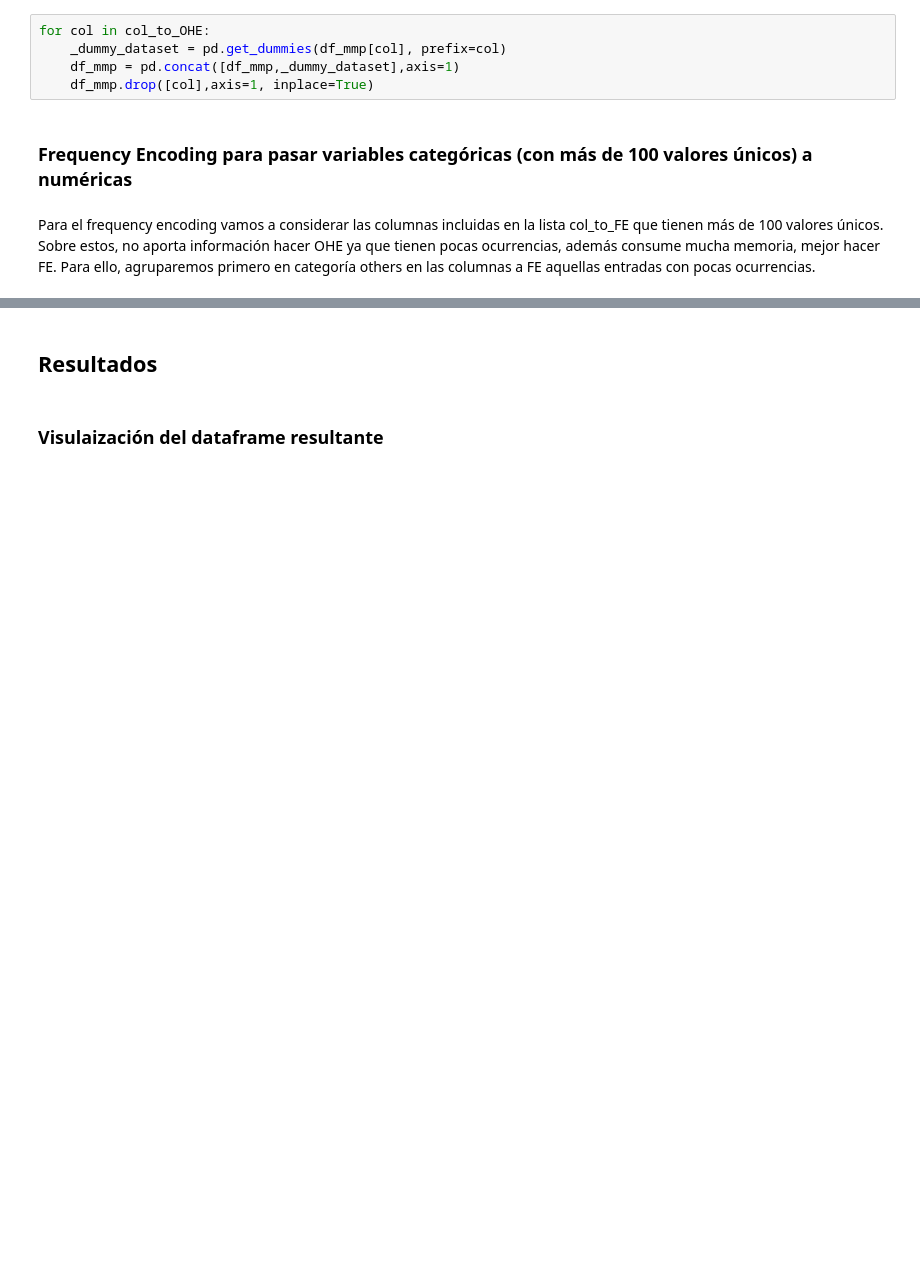
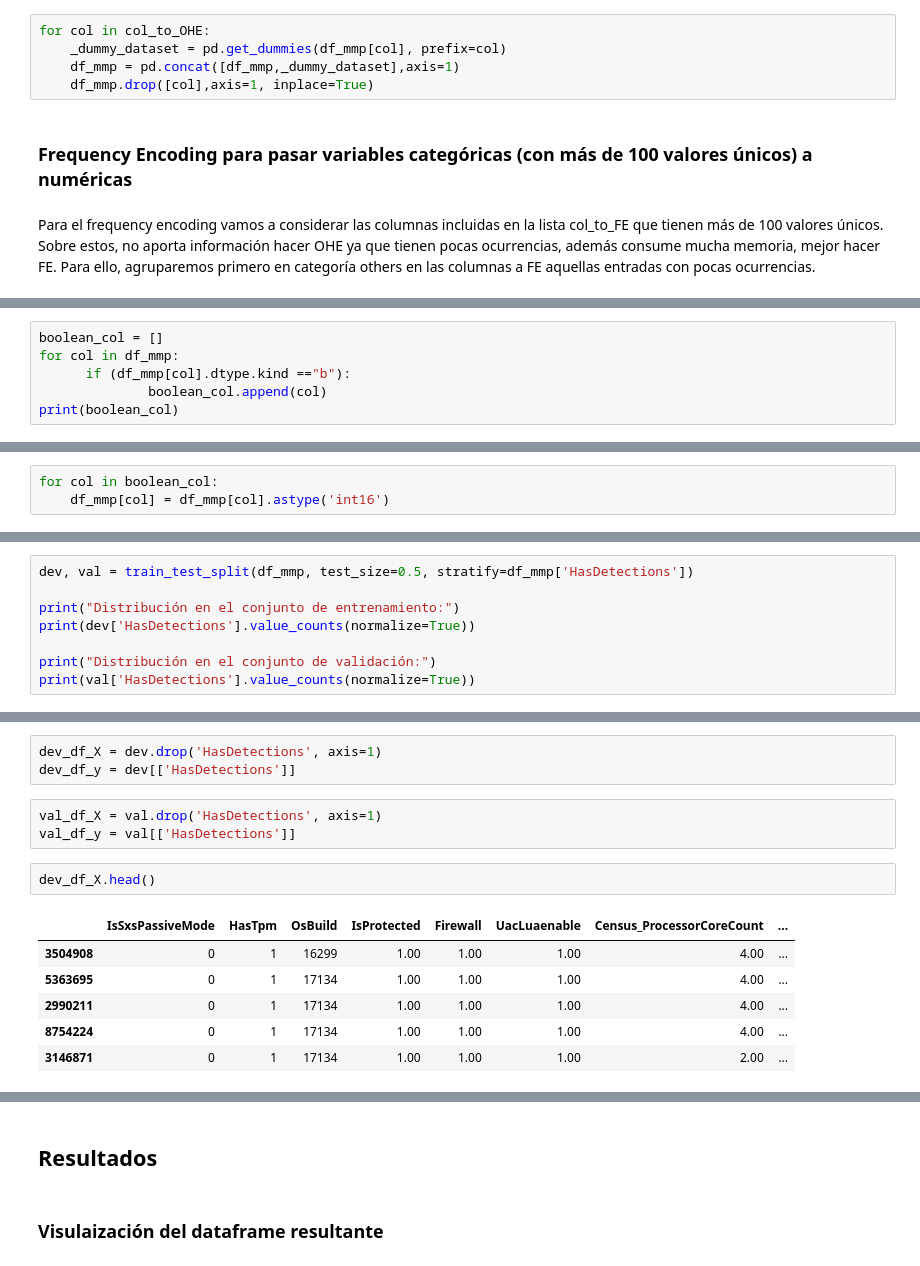
Before and after one commit to Orlan-138/Entregable_MMP, a Jupyter notebook: 0224_SupML_Grupo7.ipynb, the cells around one changed output, grey strips where cells are left out. Drawn from its saved outputs; the diff is of its cells as text; blank space fills up the shorter version.

```diff
--- a/0224_SupML_Grupo7.ipynb
+++ b/0224_SupML_Grupo7.ipynb
@@ -628,0 +706,6 @@ df_mmp.drop(df_mmp['col'], axis = 1, inplace = True)
+# %%
+boolean_col = []
+for col in df_mmp:
+      if (df_mmp[col].dtype.kind =="b"):
+              boolean_col.append(col)
+print(boolean_col)
@@ -628,0 +714,3 @@ df_mmp.drop(df_mmp['col'], axis = 1, inplace = True)
+# %%
+for col in boolean_col:
+    df_mmp[col] = df_mmp[col].astype('int16')
@@ -628,0 +743,8 @@ df_mmp.drop(df_mmp['col'], axis = 1, inplace = True)
+# %%
+dev, val = train_test_split(df_mmp, test_size=0.5, stratify=df_mmp['HasDetections'])
+
+print("Distribución en el conjunto de entrenamiento:")
+print(dev['HasDetections'].value_counts(normalize=True))
+
+print("Distribución en el conjunto de validación:")
+print(val['HasDetections'].value_counts(normalize=True))
@@ -628,0 +762,15 @@ df_mmp.drop(df_mmp['col'], axis = 1, inplace = True)
+# %%
+dev_df_X = dev.drop('HasDetections', axis=1)
+dev_df_y = dev[['HasDetections']]
+# %%
+val_df_X = val.drop('HasDetections', axis=1)
+val_df_y = val[['HasDetections']]
+# %%
+dev_df_X.head()
+# %% [output]
+|  | IsSxsPassiveMode | HasTpm | OsBuild | IsProtected | Firewall | UacLuaenable | Census_ProcessorCoreCount | ... |
+| 3504908 | 0 | 1 | 16299 | 1.00 | 1.00 | 1.00 | 4.00 | ... |
+| 5363695 | 0 | 1 | 17134 | 1.00 | 1.00 | 1.00 | 4.00 | ... |
+| 2990211 | 0 | 1 | 17134 | 1.00 | 1.00 | 1.00 | 4.00 | ... |
+| 8754224 | 0 | 1 | 17134 | 1.00 | 1.00 | 1.00 | 4.00 | ... |
+| 3146871 | 0 | 1 | 17134 | 1.00 | 1.00 | 1.00 | 2.00 | ... |
```
Also changed, not shown: parts of 27 cells of this notebook.
